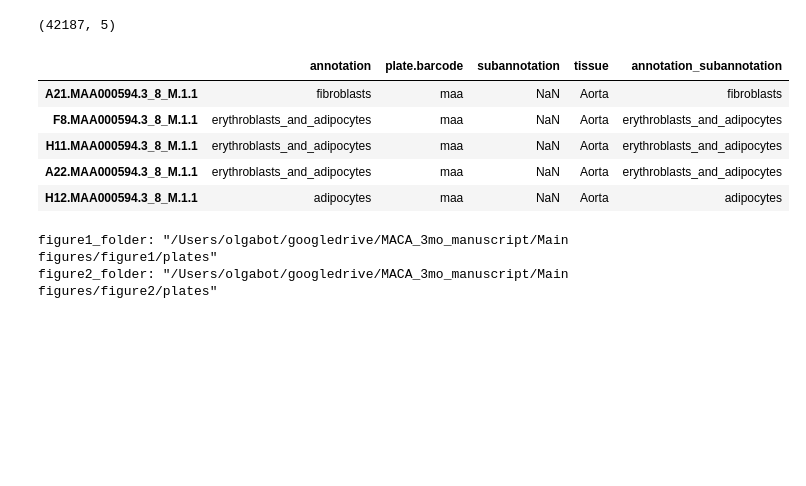
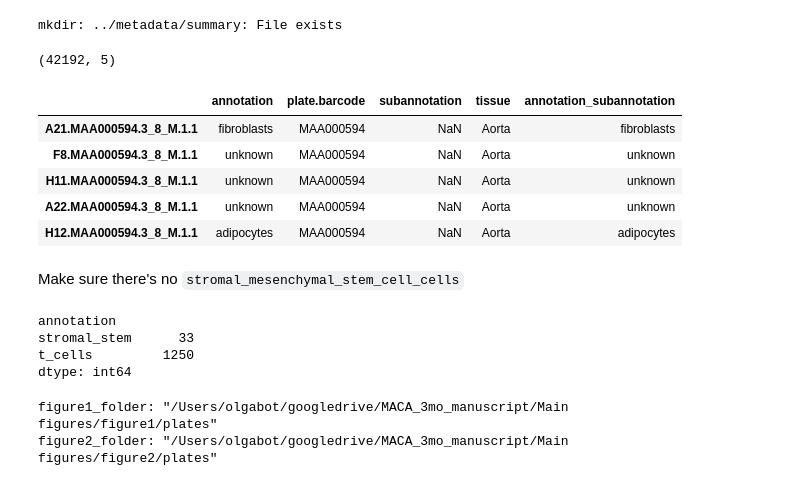
Before and after one commit to czbiohub-sf/maca, a Jupyter notebook: notebooks/024_number_cells_genes_reads_barplots.ipynb, the cells around one changed output. Drawn from its saved outputs; the diff is of its cells as text; code cells hidden in the pictures; blank space fills up the shorter version.

```diff
--- a/notebooks/024_number_cells_genes_reads_barplots.ipynb
+++ b/notebooks/024_number_cells_genes_reads_barplots.ipynb
@@ -1,3 +1,18 @@
+# %%
+import pandas as pd
+import os
+
+from maca import clean_annotation, clean_labels
+
+metadata_folder = os.path.join('..', 'metadata' )
+
+annotation_folder = os.path.join(metadata_folder, 'manual_annotations')
+# annotation_folder
+
+summary_folder = os.path.join(metadata_folder, 'summary')
+! mkdir $summary_folder
+# %% [output]
+mkdir: ../metadata/summary: File exists
 # %%
 import pandas as pd
 import matplotlib.pyplot as plt
@@ -6,18 +21,28 @@ import seaborn as sns
 
 sns.set(style='whitegrid', context='paper')
 # %%
-cell_annotations = pd.read_csv('/Users/olgabot/code/maca/metadata/maca_3month_combined_cell_annotations.csv',
-                               index_col=0)
+csv = os.path.join(metadata_folder, 'maca_3month_annotations_plates.csv')
+
+cell_annotations = pd.read_csv(csv, index_col=0)
 print(cell_annotations.shape)
 cell_annotations.head()
 # %% [output]
-(42187, 5)
+(42192, 5)
 |  | annotation | plate.barcode | subannotation | tissue | annotation_subannotation |
-| A21.MAA000594.3_8_M.1.1 | fibroblasts | maa | NaN | Aorta | fibroblasts |
-| F8.MAA000594.3_8_M.1.1 | erythroblasts_and_adipocytes | maa | NaN | Aorta | erythroblasts_and_adipocytes |
-| H11.MAA000594.3_8_M.1.1 | erythroblasts_and_adipocytes | maa | NaN | Aorta | erythroblasts_and_adipocytes |
-| A22.MAA000594.3_8_M.1.1 | erythroblasts_and_adipocytes | maa | NaN | Aorta | erythroblasts_and_adipocytes |
-| H12.MAA000594.3_8_M.1.1 | adipocytes | maa | NaN | Aorta | adipocytes |
+| A21.MAA000594.3_8_M.1.1 | fibroblasts | MAA000594 | NaN | Aorta | fibroblasts |
+| F8.MAA000594.3_8_M.1.1 | unknown | MAA000594 | NaN | Aorta | unknown |
+| H11.MAA000594.3_8_M.1.1 | unknown | MAA000594 | NaN | Aorta | unknown |
+| A22.MAA000594.3_8_M.1.1 | unknown | MAA000594 | NaN | Aorta | unknown |
+| H12.MAA000594.3_8_M.1.1 | adipocytes | MAA000594 | NaN | Aorta | adipocytes |
+# %% [markdown]
+Make sure there's no `stromal_mesenchymal_stem_cell_cells`
+# %%
+cell_annotations.query('tissue == "Thymus"').groupby('annotation').size()
+# %% [output]
+annotation
+stromal_stem      33
+t_cells         1250
+dtype: int64
 # %%
 figure_folder = '/Users/olgabot/googledrive/MACA_3mo_manuscript/Main figures'
 
```
Also changed, not shown: parts of 26 cells of this notebook, 23 other files.
